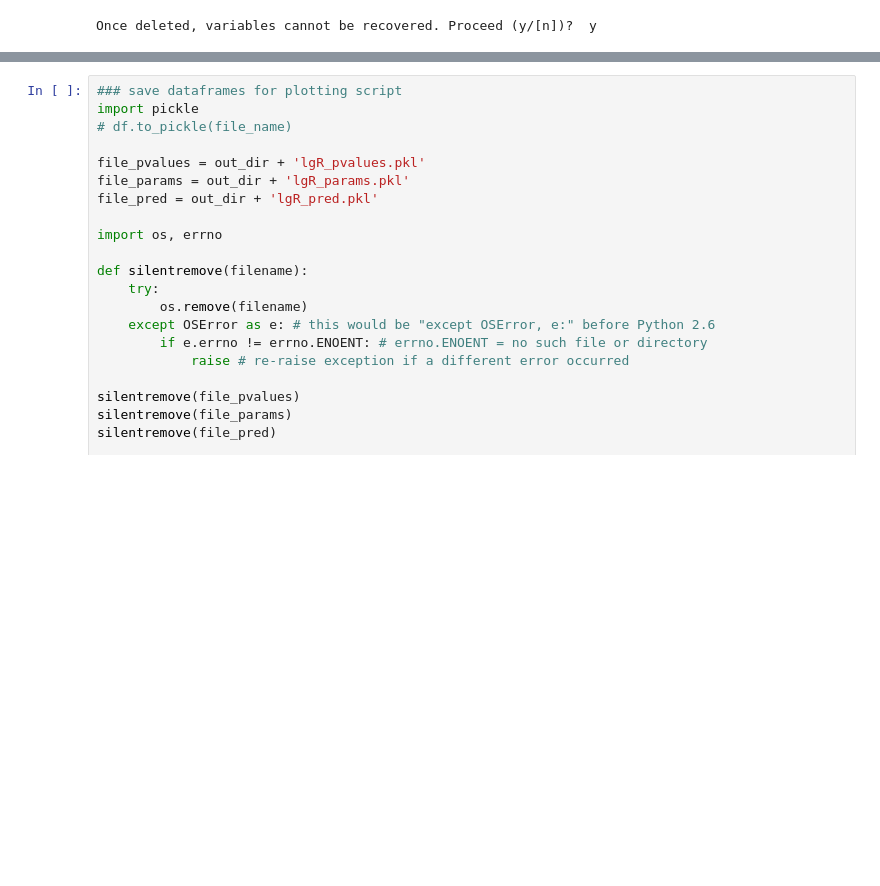
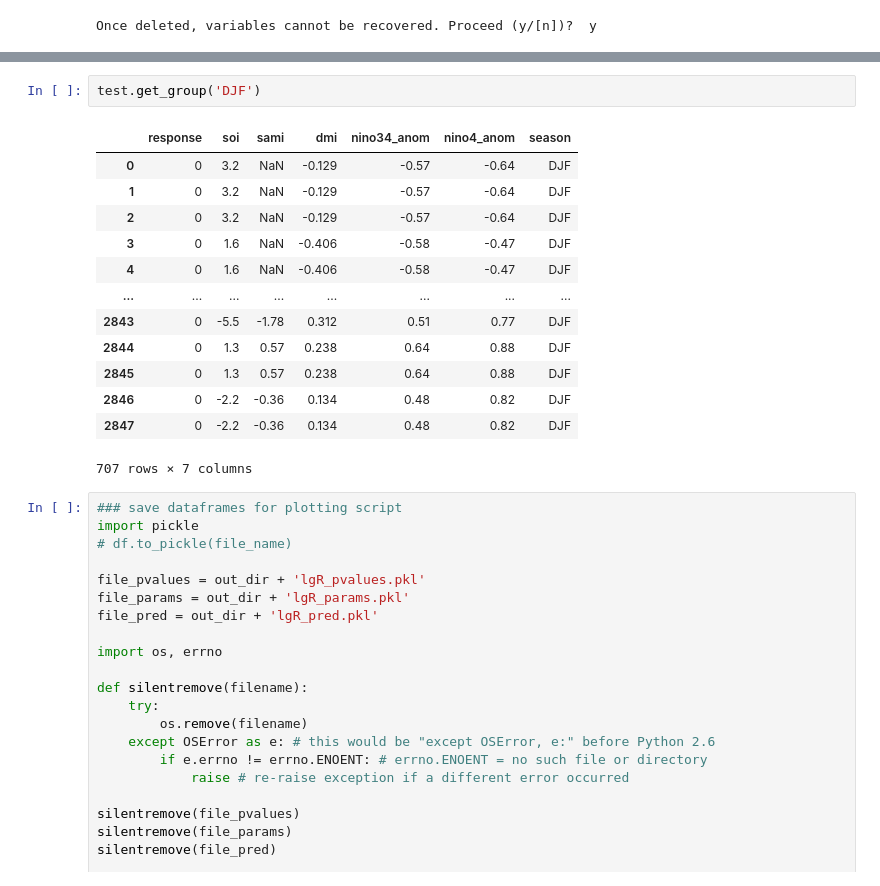
Before and after one commit to anjanadevanand/drought_break_probability, a Jupyter notebook: drought_breakEvents_logisticRegr_fit.ipynb, the cells around one changed output, grey strips where cells are left out. Saved outputs shown, nothing was run; the diff lists cells and outputs as text; blank space fills up the shorter version.

```diff
--- a/drought_breakEvents_logisticRegr_fit.ipynb
+++ b/drought_breakEvents_logisticRegr_fit.ipynb
@@ -164,3 +411,19 @@ for iW in ts:
+# %%
+test.get_group('DJF')
+# %% [output]
+|  | response | soi | sami | dmi | nino34_anom | nino4_anom | season |
+| 0 | 0 | 3.2 | NaN | -0.129 | -0.57 | -0.64 | DJF |
+| 1 | 0 | 3.2 | NaN | -0.129 | -0.57 | -0.64 | DJF |
+| 2 | 0 | 3.2 | NaN | -0.129 | -0.57 | -0.64 | DJF |
+| 3 | 0 | 1.6 | NaN | -0.406 | -0.58 | -0.47 | DJF |
+| 4 | 0 | 1.6 | NaN | -0.406 | -0.58 | -0.47 | DJF |
+| ... | ... | ... | ... | ... | ... | ... | ... |
+| 2843 | 0 | -5.5 | -1.78 | 0.312 | 0.51 | 0.77 | DJF |
+| 2844 | 0 | 1.3 | 0.57 | 0.238 | 0.64 | 0.88 | DJF |
+| 2845 | 0 | 1.3 | 0.57 | 0.238 | 0.64 | 0.88 | DJF |
+| 2846 | 0 | -2.2 | -0.36 | 0.134 | 0.48 | 0.82 | DJF |
+| 2847 | 0 | -2.2 | -0.36 | 0.134 | 0.48 | 0.82 | DJF |
+707 rows × 7 columns
 # %%
 ### save dataframes for plotting script
 import pickle
```
Also changed, not shown: parts of 9 cells of this notebook, 2 other files.
